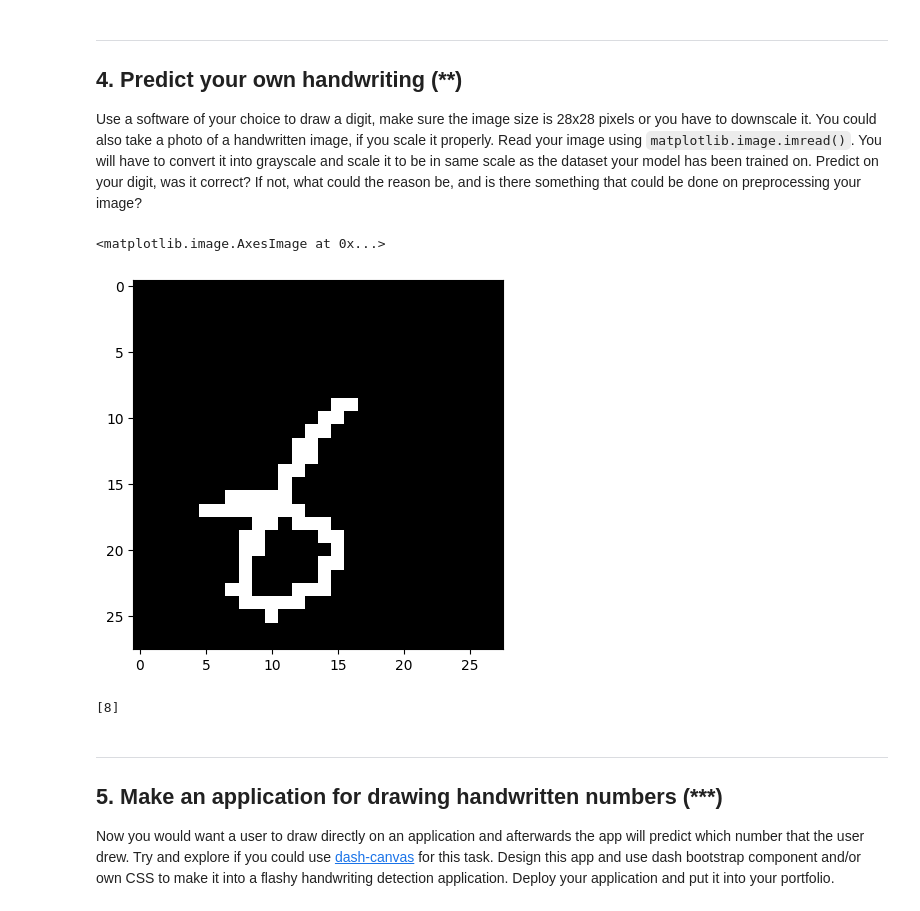
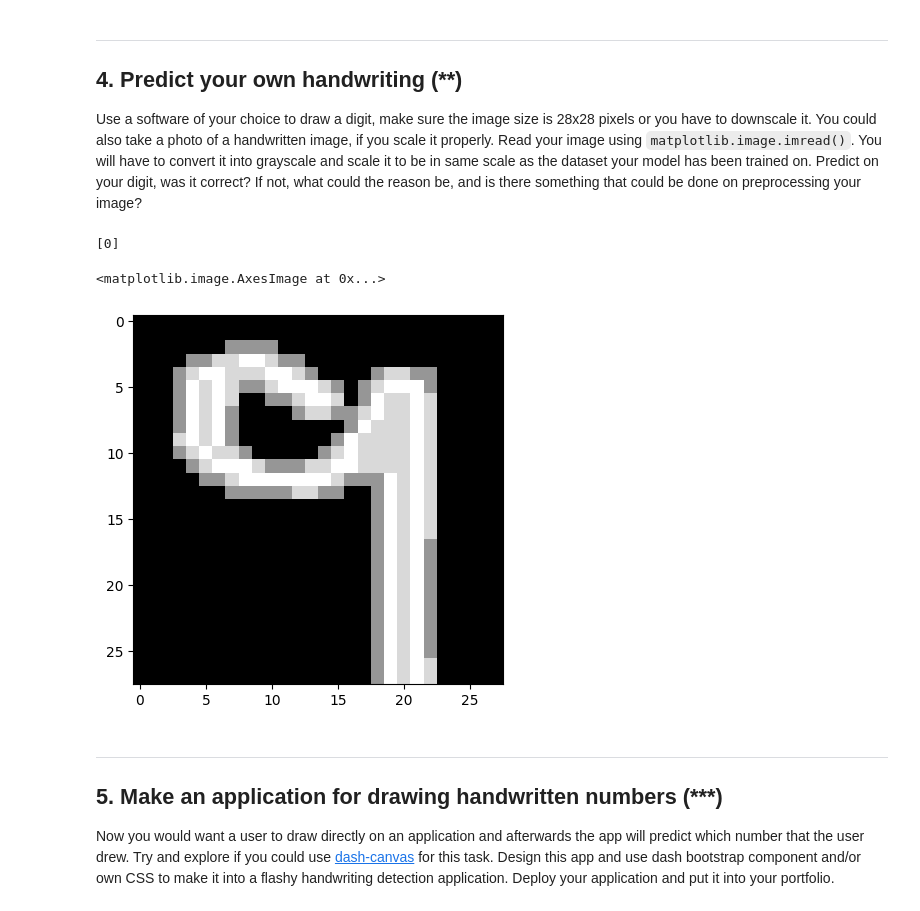
Before and after one commit to nabil0n/MachineLearning-Isak-Andersson, a Jupyter notebook: Exercises/E04_KNN.ipynb, the cells around one changed output. Drawn from its saved outputs; the diff is of its cells as text; code cells hidden in the pictures.

```diff
--- a/Exercises/E04_KNN.ipynb
+++ b/Exercises/E04_KNN.ipynb
@@ -262,20 +268,18 @@ Use a software of your choice to draw a digit, make sure the image size is 28x28
 # %%
 import matplotlib.image as pltimg
 
-img = pltimg.imread('0till9/6.bmp')
+img = pltimg.imread('0till9/9.bmp')
 
 # img = img * 255
 
 img = img[:,:,0].flatten()
 img
-plt.imshow(img.reshape(28, 28), cmap='gray')
+print(knn.predict([img]))
+plt.imshow(img.reshape(28, 28), cmap='Greys_r')
 # %% [output]
-<matplotlib.image.AxesImage at 0x...>
+[0]
+<matplotlib.image.AxesImage at 0x...>
-[figure, old version]
+[figure, new version]
-# %%
-print(knn.predict([img]))
-# %% [output]
-[8]
 # %% [markdown]
 ---
 ## 5. Make an application for drawing handwritten numbers (***)
```
Also changed, not shown: parts of 5 cells of this notebook, 21 other files.
